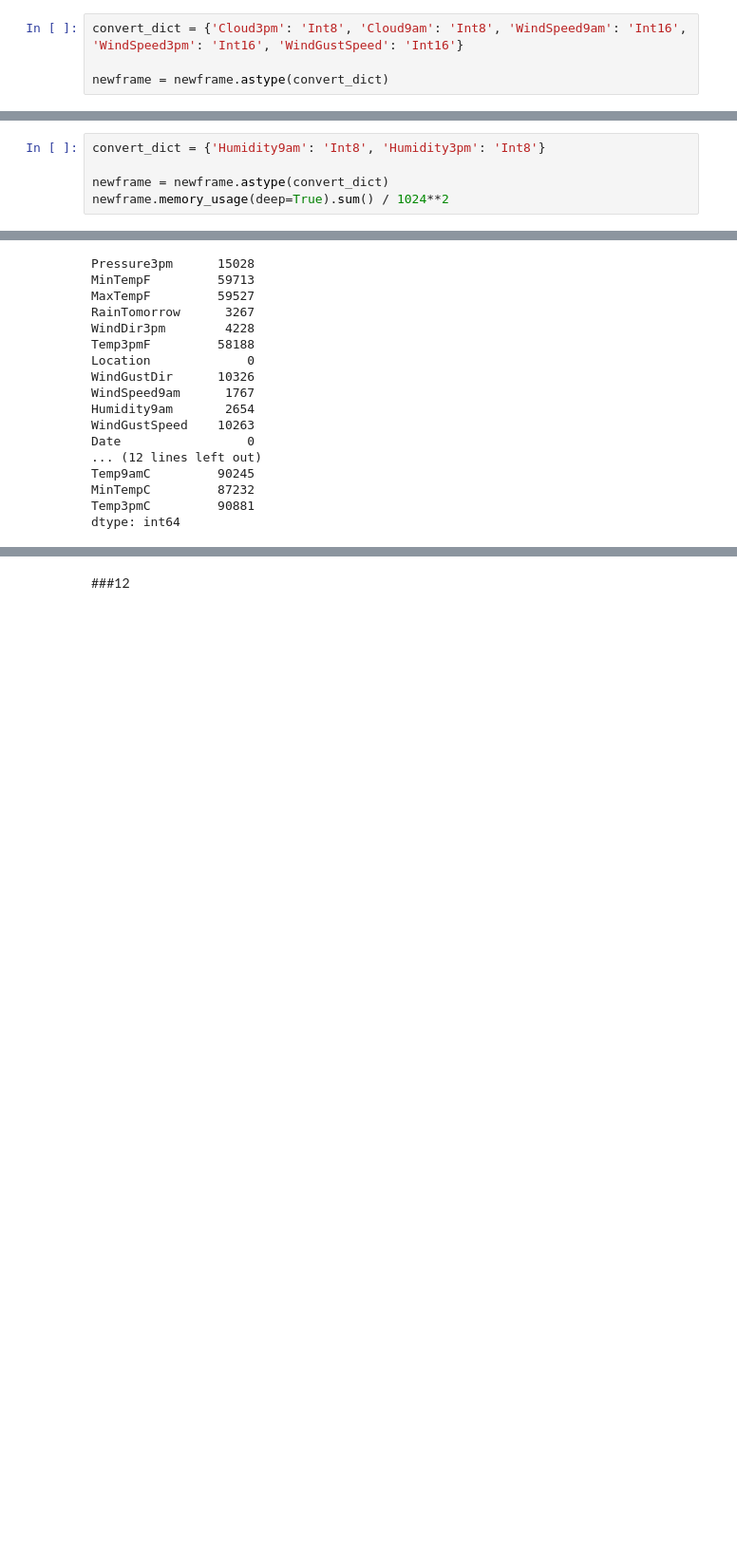
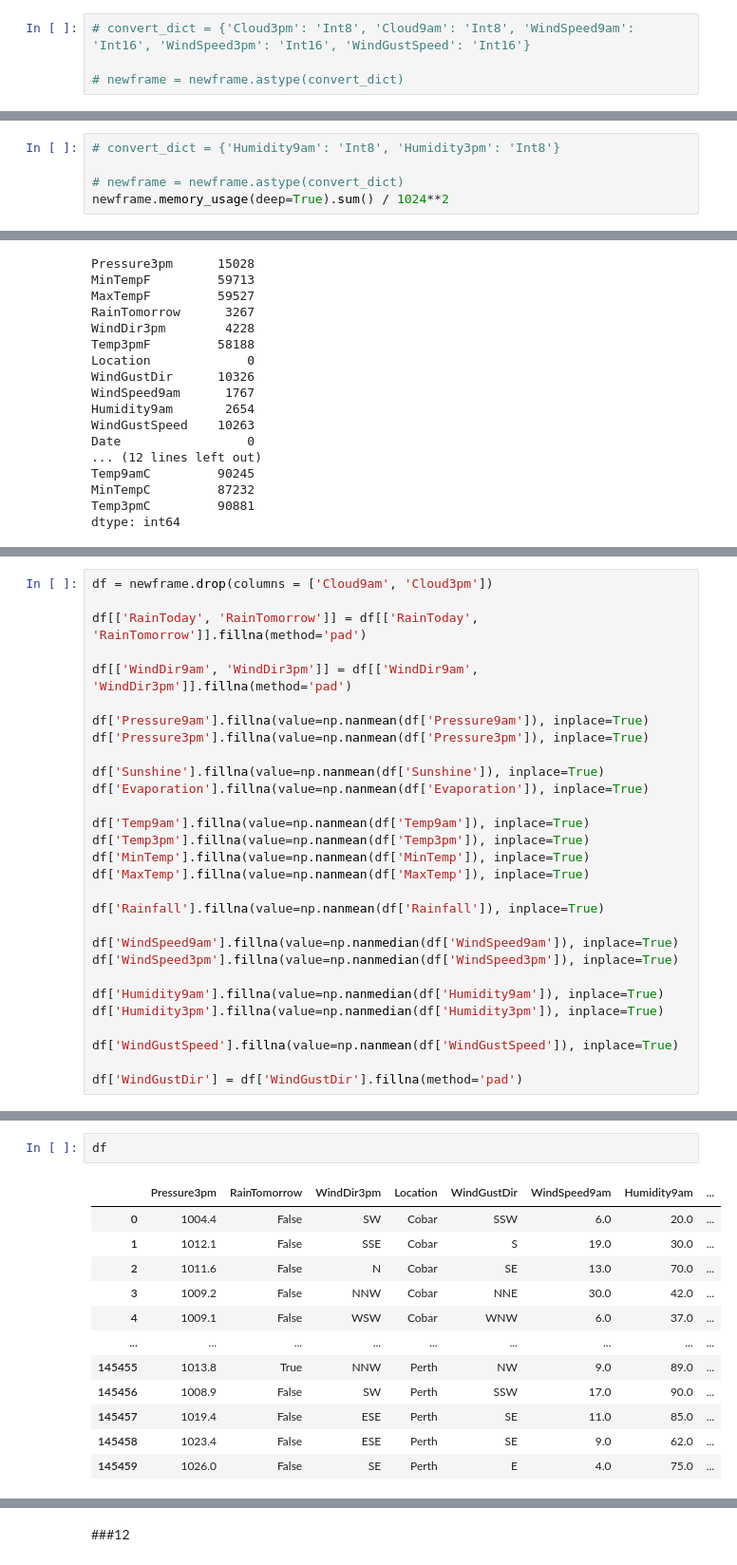
Before and after one commit to garfield-gray/DataMining, a Jupyter notebook: Data_Exploration_&_Visualization.ipynb, the cells around one changed output, grey strips where cells are left out. Shown at 95% size. Drawn from its saved outputs; the diff is of its cells as text; blank space fills up the shorter version.

```diff
--- a/Data_Exploration_&_Visualization.ipynb
+++ b/Data_Exploration_&_Visualization.ipynb
@@ -446,9 +446,9 @@ print(pd.unique(newframe['WindGustSpeed']))
   70.  80.  98.  11. 107.   9.  91.  89. 117.  96. 113.   7.  93. 102.
  106. 104. 122. 109. 115. 111. 135. 120. 126. 124.   6. 130.]
 # %%
-convert_dict = {'Cloud3pm': 'Int8', 'Cloud9am': 'Int8', 'WindSpeed9am': 'Int16', 'WindSpeed3pm': 'Int16', 'WindGustSpeed': 'Int16'}
+# convert_dict = {'Cloud3pm': 'Int8', 'Cloud9am': 'Int8', 'WindSpeed9am': 'Int16', 'WindSpeed3pm': 'Int16', 'WindGustSpeed': 'Int16'}
 
-newframe = newframe.astype(convert_dict)
+# newframe = newframe.astype(convert_dict)
 # %%
 newframe.memory_usage(deep=True).sum() / 1024**2
 # %% [output]
@@ -544,8 +542,8 @@ newframe.memory_usage(deep=True).sum() / 1024**2
 # %% [markdown]
 ####Humidity
 # %%
-convert_dict = {'Humidity9am': 'Int8', 'Humidity3pm': 'Int8'}
+# convert_dict = {'Humidity9am': 'Int8', 'Humidity3pm': 'Int8'}
 
-newframe = newframe.astype(convert_dict)
+# newframe = newframe.astype(convert_dict)
 newframe.memory_usage(deep=True).sum() / 1024**2
 # %% [output]
@@ -584,0 +618,29 @@ dtype: int64
+# %%
+df = newframe.drop(columns = ['Cloud9am', 'Cloud3pm'])
+
+df[['RainToday', 'RainTomorrow']] = df[['RainToday', 'RainTomorrow']].fillna(method='pad')
+
+df[['WindDir9am', 'WindDir3pm']] = df[['WindDir9am', 'WindDir3pm']].fillna(method='pad')
+
+df['Pressure9am'].fillna(value=np.nanmean(df['Pressure9am']), inplace=True)
+df['Pressure3pm'].fillna(value=np.nanmean(df['Pressure3pm']), inplace=True)
+
+df['Sunshine'].fillna(value=np.nanmean(df['Sunshine']), inplace=True)
+df['Evaporation'].fillna(value=np.nanmean(df['Evaporation']), inplace=True)
+
+df['Temp9am'].fillna(value=np.nanmean(df['Temp9am']), inplace=True)
+df['Temp3pm'].fillna(value=np.nanmean(df['Temp3pm']), inplace=True)
+df['MinTemp'].fillna(value=np.nanmean(df['MinTemp']), inplace=True)
+df['MaxTemp'].fillna(value=np.nanmean(df['MaxTemp']), inplace=True)
+
+df['Rainfall'].fillna(value=np.nanmean(df['Rainfall']), inplace=True)
+
+df['WindSpeed9am'].fillna(value=np.nanmedian(df['WindSpeed9am']), inplace=True)
+df['WindSpeed3pm'].fillna(value=np.nanmedian(df['WindSpeed3pm']), inplace=True)
+
+df['Humidity9am'].fillna(value=np.nanmedian(df['Humidity9am']), inplace=True)
+df['Humidity3pm'].fillna(value=np.nanmedian(df['Humidity3pm']), inplace=True)
+
+df['WindGustSpeed'].fillna(value=np.nanmean(df['WindGustSpeed']), inplace=True)
+
+df['WindGustDir'] = df['WindGustDir'].fillna(method='pad')
@@ -584,0 +667,15 @@ dtype: int64
+# %%
+df
+# %% [output]
+|  | Pressure3pm | RainTomorrow | WindDir3pm | Location | WindGustDir | WindSpeed9am | Humidity9am | ... |
+| 0 | 1004.4 | False | SW | Cobar | SSW | 6.0 | 20.0 | ... |
+| 1 | 1012.1 | False | SSE | Cobar | S | 19.0 | 30.0 | ... |
+| 2 | 1011.6 | False | N | Cobar | SE | 13.0 | 70.0 | ... |
+| 3 | 1009.2 | False | NNW | Cobar | NNE | 30.0 | 42.0 | ... |
+| 4 | 1009.1 | False | WSW | Cobar | WNW | 6.0 | 37.0 | ... |
+| ... | ... | ... | ... | ... | ... | ... | ... | ... |
+| 145455 | 1013.8 | True | NNW | Perth | NW | 9.0 | 89.0 | ... |
+| 145456 | 1008.9 | False | SW | Perth | SSW | 17.0 | 90.0 | ... |
+| 145457 | 1019.4 | False | ESE | Perth | SE | 11.0 | 85.0 | ... |
+| 145458 | 1023.4 | False | ESE | Perth | SE | 9.0 | 62.0 | ... |
+| 145459 | 1026.0 | False | SE | Perth | E | 4.0 | 75.0 | ... |
```
Also changed, not shown: parts of 17 cells of this notebook.
